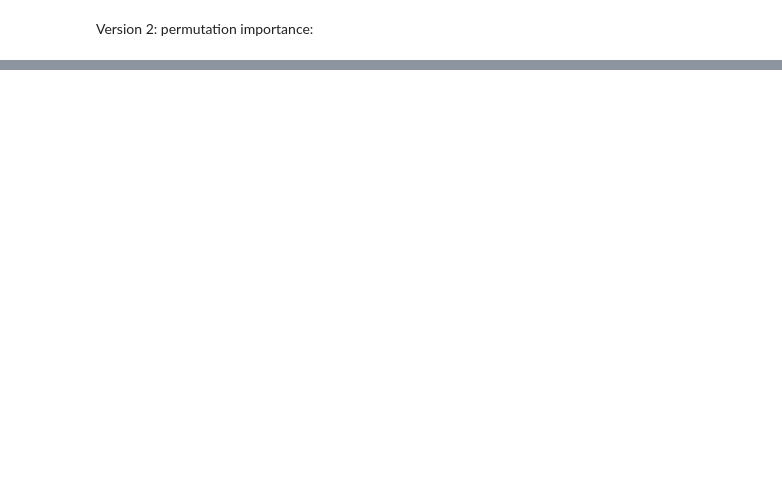
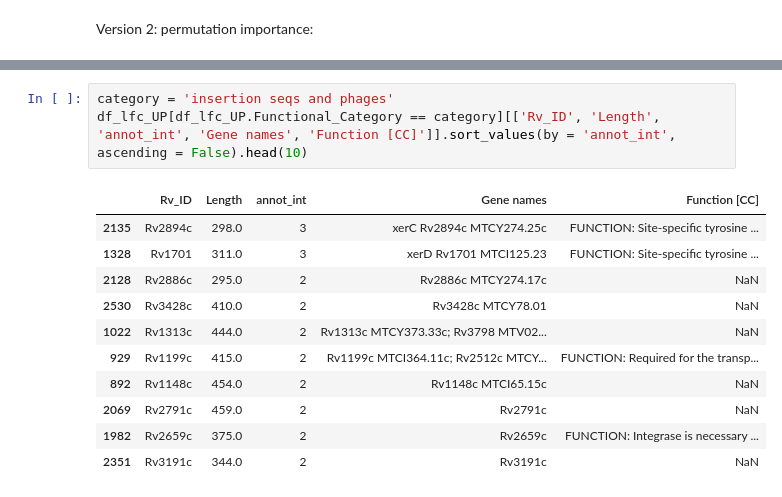
Before and after one commit to ajinich/mtb_tn_db, a Jupyter notebook: ml-standardised_data/PE_insertion_analysis.ipynb, the cells around one changed output, grey strips where cells are left out. Cells and saved outputs as stored; diff of their text form; blank space fills up the shorter version.

```diff
--- a/ml-standardised_data/PE_insertion_analysis.ipynb
+++ b/ml-standardised_data/PE_insertion_analysis.ipynb
@@ -132,0 +251,15 @@ Index(['in_vitro_vs_C57BL.6J', 'CC002.Unc_vs_C57BL.6J',
+# %%
+category = 'insertion seqs and phages'
+df_lfc_UP[df_lfc_UP.Functional_Category == category][['Rv_ID', 'Length', 'annot_int', 'Gene names', 'Function [CC]']].sort_values(by = 'annot_int', ascending = False).head(10)
+# %% [output]
+|  | Rv_ID | Length | annot_int | Gene names | Function [CC] |
+| 2135 | Rv2894c | 298.0 | 3 | xerC Rv2894c MTCY274.25c | FUNCTION: Site-specific tyrosine ... |
+| 1328 | Rv1701 | 311.0 | 3 | xerD Rv1701 MTCI125.23 | FUNCTION: Site-specific tyrosine ... |
+| 2128 | Rv2886c | 295.0 | 2 | Rv2886c MTCY274.17c | NaN |
+| 2530 | Rv3428c | 410.0 | 2 | Rv3428c MTCY78.01 | NaN |
+| 1022 | Rv1313c | 444.0 | 2 | Rv1313c MTCY373.33c; Rv3798 MTV02... | NaN |
+| 929 | Rv1199c | 415.0 | 2 | Rv1199c MTCI364.11c; Rv2512c MTCY... | FUNCTION: Required for the transp... |
+| 892 | Rv1148c | 454.0 | 2 | Rv1148c MTCI65.15c | NaN |
+| 2069 | Rv2791c | 459.0 | 2 | Rv2791c | NaN |
+| 1982 | Rv2659c | 375.0 | 2 | Rv2659c | FUNCTION: Integrase is necessary ... |
+| 2351 | Rv3191c | 344.0 | 2 | Rv3191c | NaN |
```
Also changed, not shown: parts of 27 cells of this notebook, 8 other files.
